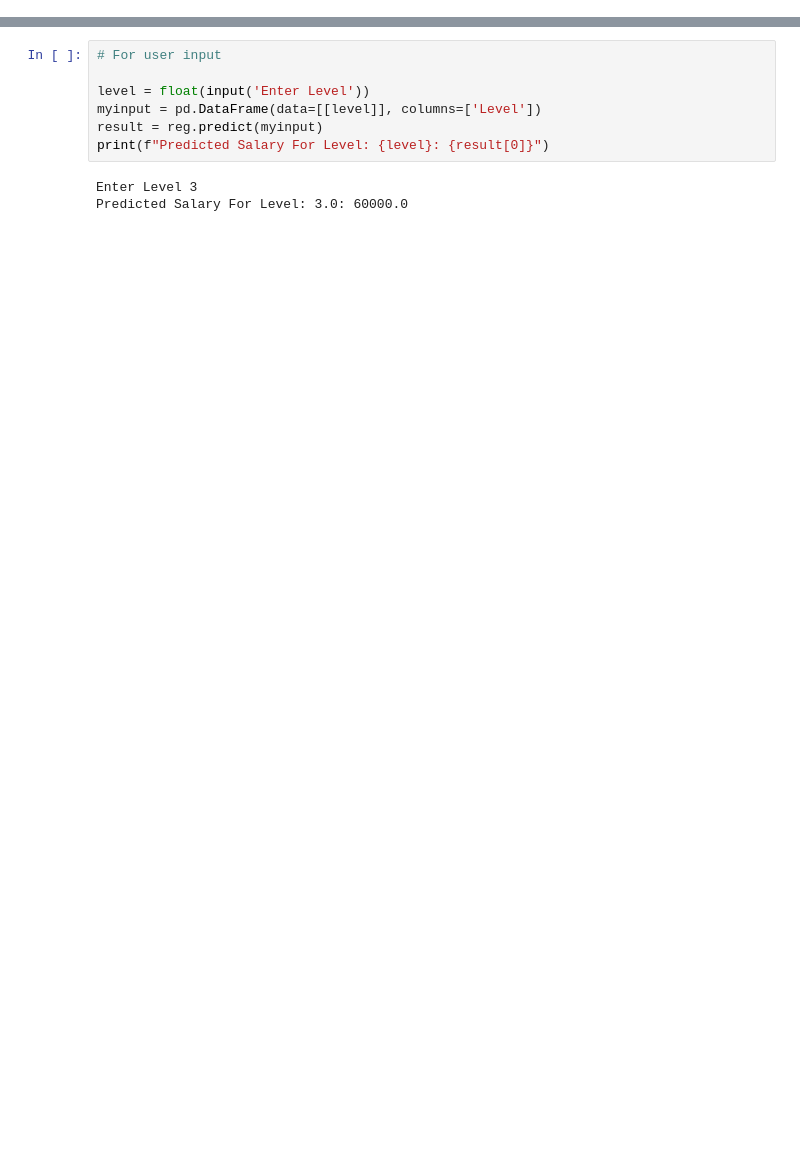
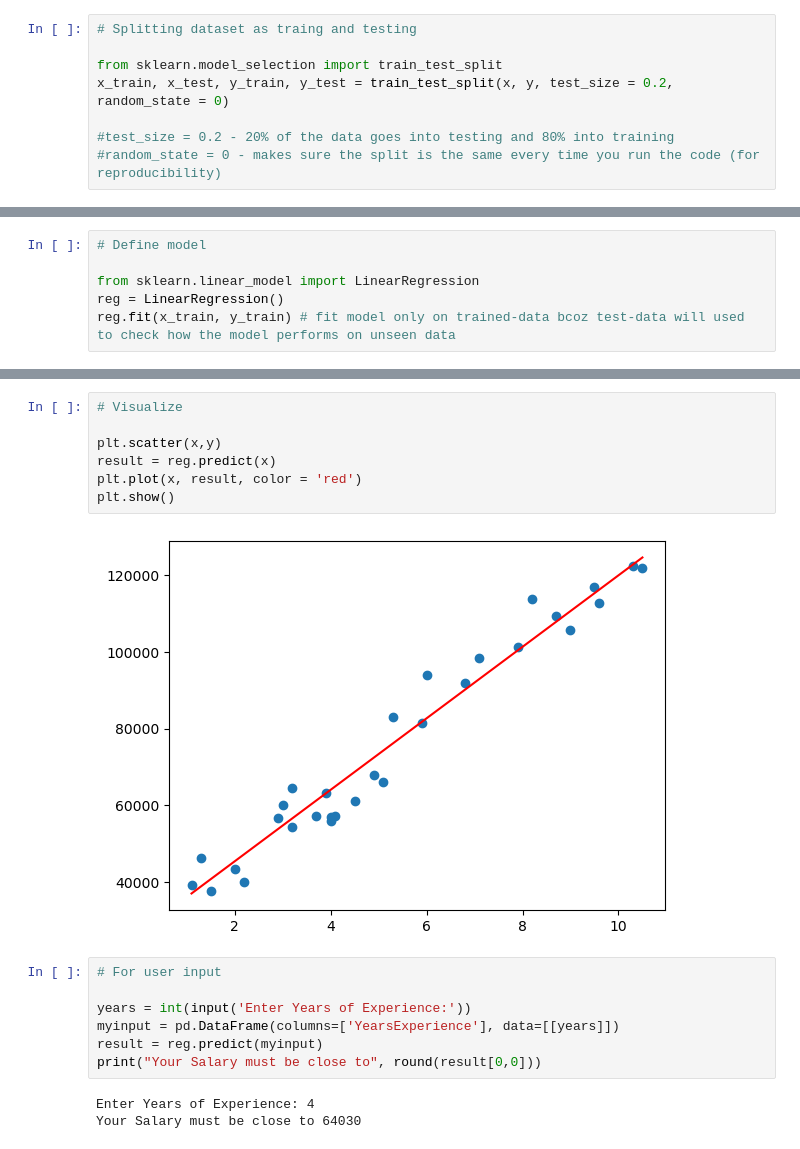
Before and after one commit to Shruti0106/Shruti-Khandagale, a Jupyter notebook: Implementation.ipynb, the cells around one changed output, grey strips where cells are left out. Cells and saved outputs as stored; diff of their text form; blank space fills up the shorter version.

```diff
--- a/Implementation.ipynb
+++ b/Implementation.ipynb
@@ -27,0 +49,8 @@ y = ds[['Salary']]
+# %%
+# Splitting dataset as traing and testing
+
+from sklearn.model_selection import train_test_split
+x_train, x_test, y_train, y_test = train_test_split(x, y, test_size = 0.2, random_state = 0)
+
+#test_size = 0.2 - 20% of the data goes into testing and 80% into training
+#random_state = 0 - makes sure the split is the same every time you run the code (for reproducibility)
@@ -79,0 +157,6 @@ plt.show()
+# %%
+# Define model
+
+from sklearn.linear_model import LinearRegression
+reg = LinearRegression()
+reg.fit(x_train, y_train) # fit model only on trained-data bcoz test-data will used to check how the model performs on unseen data
@@ -80,10 +192,19 @@ plt.show()
+# %%
+# Visualize
+
+plt.scatter(x,y)
+result = reg.predict(x)
+plt.plot(x, result, color = 'red')
+plt.show()
+# %% [output]
+[figure, added]
 # %%
 # For user input
 
-level = float(input('Enter Level'))
-myinput = pd.DataFrame(data=[[level]], columns=['Level'])
+years = int(input('Enter Years of Experience:'))
+myinput = pd.DataFrame(columns=['YearsExperience'], data=[[years]])
 result = reg.predict(myinput)
-print(f"Predicted Salary For Level: {level}: {result[0]}")
+print("Your Salary must be close to", round(result[0,0]))
 # %% [output]
-Enter Level 3
-Predicted Salary For Level: 3.0: 60000.0
+Enter Years of Experience: 4
+Your Salary must be close to 64030
```
Also changed, not shown: parts of 18 cells of this notebook.
